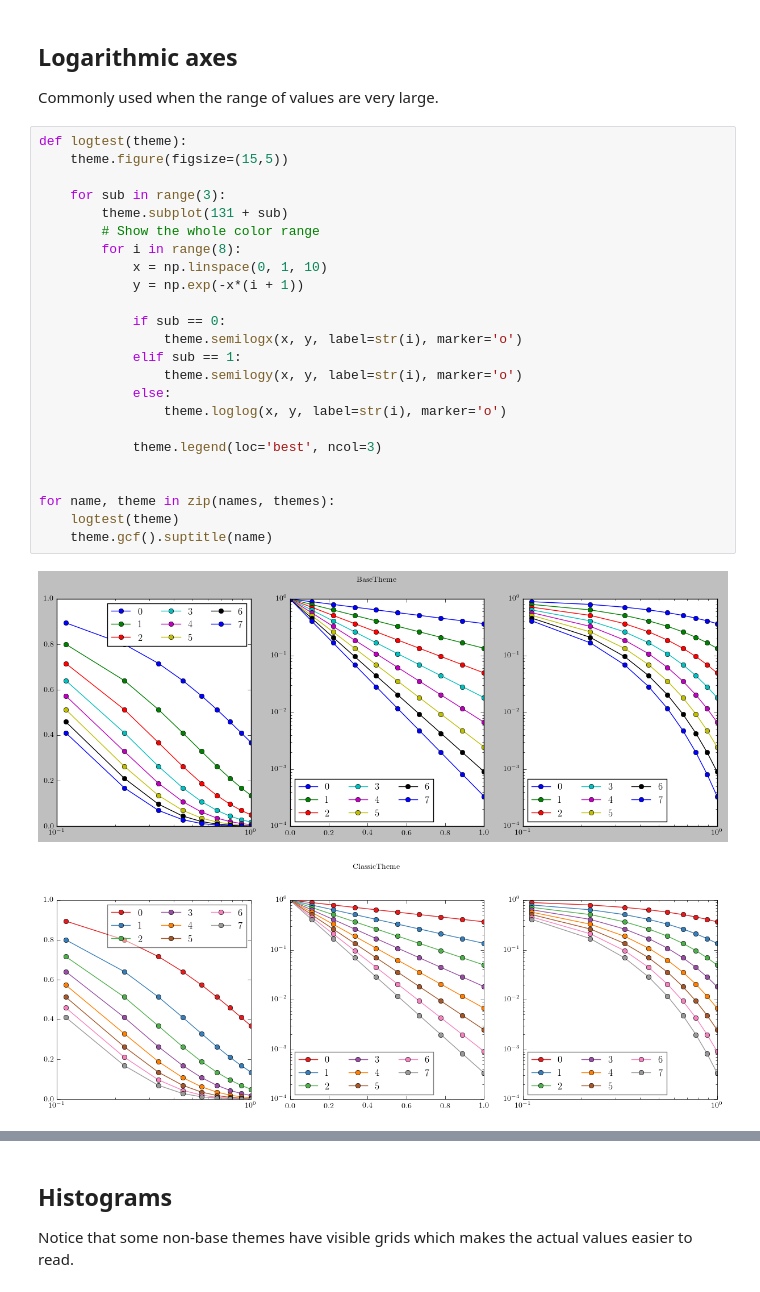
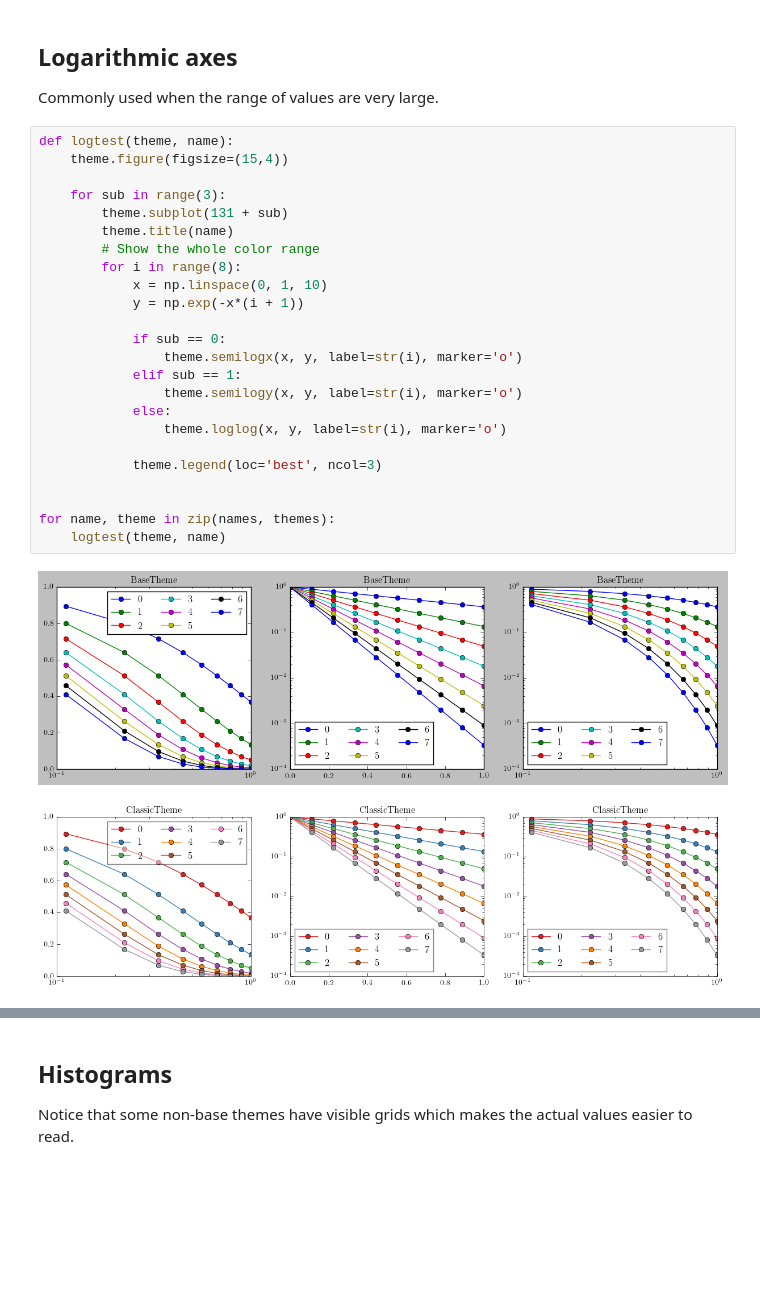
Before and after one commit to spacecowboy/pyplotthemes, a Jupyter notebook: README.ipynb, the cells around one changed output, grey strips where cells are left out. Drawn from its saved outputs; the diff is of its cells as text; blank space fills up the shorter version.

Commit message:
Readme figure tweaks
Signed-off-by: Jonas Kalderstam <jonas@kalderstam.se>

```diff
--- a/README.ipynb
+++ b/README.ipynb
@@ -104,29 +104,29 @@ for name, theme in zip(names, themes):
 
 Commonly used when the range of values are very large.
 # %%
-def logtest(theme):
-    theme.figure(figsize=(15,5))
+def logtest(theme, name):
+    theme.figure(figsize=(15,4))
 
     for sub in range(3):
         theme.subplot(131 + sub)
+        theme.title(name)
         # Show the whole color range
         for i in range(8):
             x = np.linspace(0, 1, 10)
             y = np.exp(-x*(i + 1))
 
             if sub == 0:
                 theme.semilogx(x, y, label=str(i), marker='o')
             elif sub == 1:
                 theme.semilogy(x, y, label=str(i), marker='o')
             else:
                 theme.loglog(x, y, label=str(i), marker='o')
 
             theme.legend(loc='best', ncol=3)
 
 
 for name, theme in zip(names, themes):
-    logtest(theme)
-    theme.gcf().suptitle(name)
+    logtest(theme, name)
 # %% [output]
-[figure, old version]
+[figure, new version]
-[figure, old version]
+[figure, new version]
```
Also changed, not shown: parts of 2 cells of this notebook, 7 other files.
